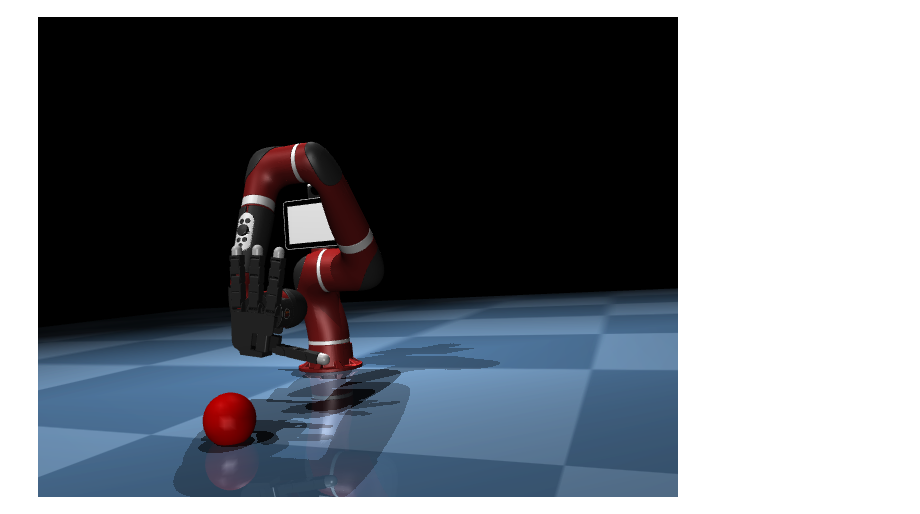
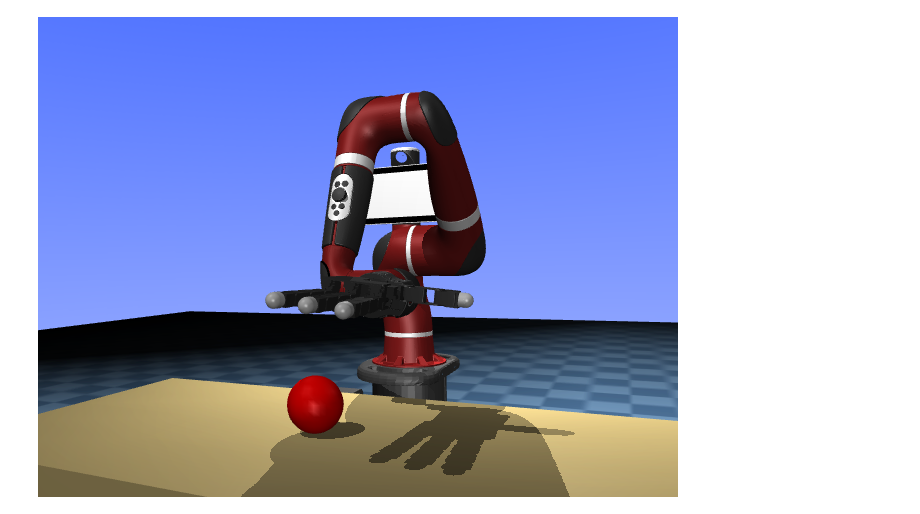
Before and after one commit to ucb-ee106/106b-sp26-labs-starter, a Jupyter notebook: project4a/main.ipynb, the cells around one changed output. Cells and saved outputs as stored; diff of their text form; code cells hidden in the pictures.

```diff
--- a/project4a/main.ipynb
+++ b/project4a/main.ipynb
@@ -218,64 +175,47 @@ MJCF Element: <body name="th_tip_rubber" pos="0 0 0.029999999999999999"/>
 arena = mjcf.RootElement()
 sawyer_site = sawyer_model.find('site', 'attachment_site')
 attachment_frame = arena.attach(ball_model)
+arena.attach(table_model)
 sawyer_site.attach(hand_model)
 arena.attach(sawyer_model)
 
 # Set up scene
-chequered = arena.asset.add('texture', type='2d', builtin='checker', width=300,
-                            height=300, rgb1=[.2, .3, .4], rgb2=[.3, .4, .5])
+sky = arena.asset.add('texture', type='skybox', builtin="gradient", rgb1=[0, .2, 1],
+                      rgb2="1 1 1", width=512, height=512)
+chequered = arena.asset.add('texture', type='2d', builtin='checker', width=500,
+                            height=500, rgb1=[.2, .3, .4], rgb2=[.3, .4, .5])
 grid = arena.asset.add('material', name='grid', texture=chequered,
-                       texrepeat=[5, 5], reflectance=.2)
-arena.worldbody.add('geom', type='plane', size=[4, 4, 10], material=grid)
+                       texrepeat=[30, 30], reflectance=.1)
+arena.worldbody.add('geom', type='plane', size=[10, 10, 10], material=grid)
 for x in [-2, 2]:
   arena.worldbody.add('light', pos=[x, -1, 3], dir=[-x, 1, -2])
-arena.worldbody.add('camera', name='camera_1', pos=[-1, -1, 1], euler=[1.5, -0.5, 0])
-arena.worldbody.add('camera', name='camera_2', pos=[-1, -1, 0.3], euler=[1.5, 2, 0])
+for y in [-2, 2]:
+  arena.worldbody.add('light', pos=[-1, y, 3], dir=[1, -y, -2], attenuation=[3, 0, 0], castshadow=False)
+arena.worldbody.add('camera', name='camera_1', pos=[-1, -1, 0.3], euler=[1.55, 2, 0])
 
 # Add freejoint to ball so it can move freely
-attachment_frame.add('joint', name='ball_joint', type='free', armature='0.00000175')
+attachment_frame.add('joint', name='ball_joint', type='free', armature='5e-5')
 
 # Extract ball elements to read attributes
 ball_body = ball_model.find('body', 'ball_body')
 ball_geom = ball_model.find('geom', 'ball_geom')
 # %%
-from multifingered_ik import LevenbergMarquardtIK
-
-# Some util functions as suggestions, you may or may not use them
-def generate_ball_contact_points():
-    """
-    Generates contact points for each finger on the surface of the ball
-    """
-    #YOUR CODE HERE
-
-def calculate_ball_contact_normals(contact_points: np.array, ball_center: np.array):
-    """
-    Input: array of contact points
-    Return: array of normal vectors on the ball for each contact
-    """
-    #YOUR CODE HERE
-
 def set_camera_position(physics, camera_name, camera_position):
     camera_id = physics.model.name2id(camera_name, "camera")
     physics.named.model.cam_pos[camera_name] = camera_position
     return camera_id
 
-def set_initial_configuration(physics):
+def set_initial_configuration():
     initial_qpos = [0, 0, 0, 0, 0, 0, 0, 0, -0.8, 0, 2, 0, -1.2, 3.2, 0, 0, 0, 0, 0, 0, 0, 0, 0, 0, 0, 0, 0, 0, 0, 0]
     physics.data.qpos[:] = initial_qpos
+
+physics = mjcf.Physics.from_mjcf_model(arena)
+
+# Init scene
+camera_id1 = set_camera_position(physics, "camera_1", [1.9, 0.3, 1.2])
+set_initial_configuration()
+
+physics.forward()
+PIL.Image.fromarray(physics.render(height=480, width=640, camera_id=camera_id1))
+# %% [output]
+[figure, added]
-# %%
-# Define ball attributes
-ball_radius = ball_geom.size[0]
-ball_center = np.array(ball_body.pos)
-
-physics = mjcf.Physics.from_mjcf_model(arena)
-
-# Init scene
-camera_id = set_camera_position(physics, "camera_1", [0.3, -0.5, 0.1])
-camera_id2 = set_camera_position(physics, "camera_2", [1.7, 0.9, 0.3])
-set_initial_configuration(physics)
-
-physics.forward()
-PIL.Image.fromarray(physics.render(height=480, width=640, camera_id=camera_id2))
-# %% [output]
-[figure, removed]
```
Also changed, not shown: parts of 10 cells of this notebook, 3 other files.
